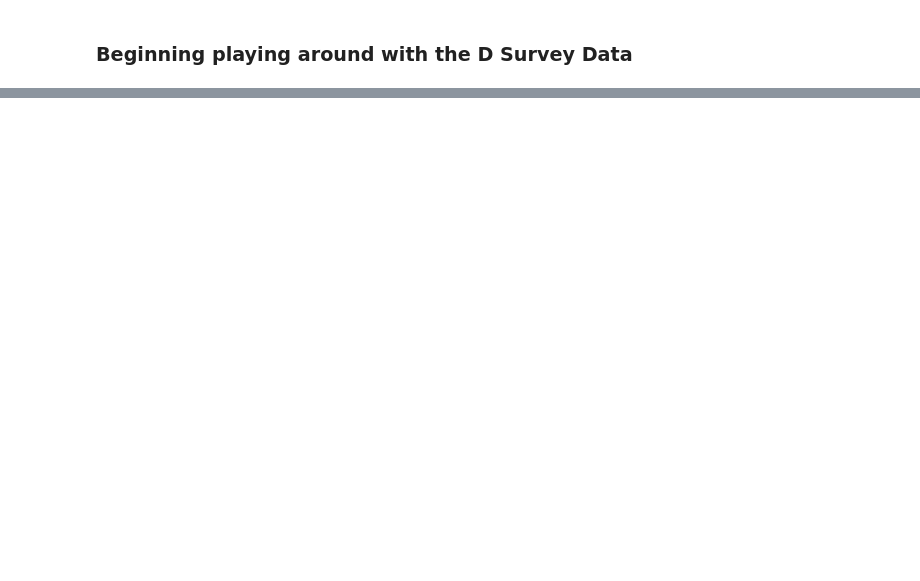
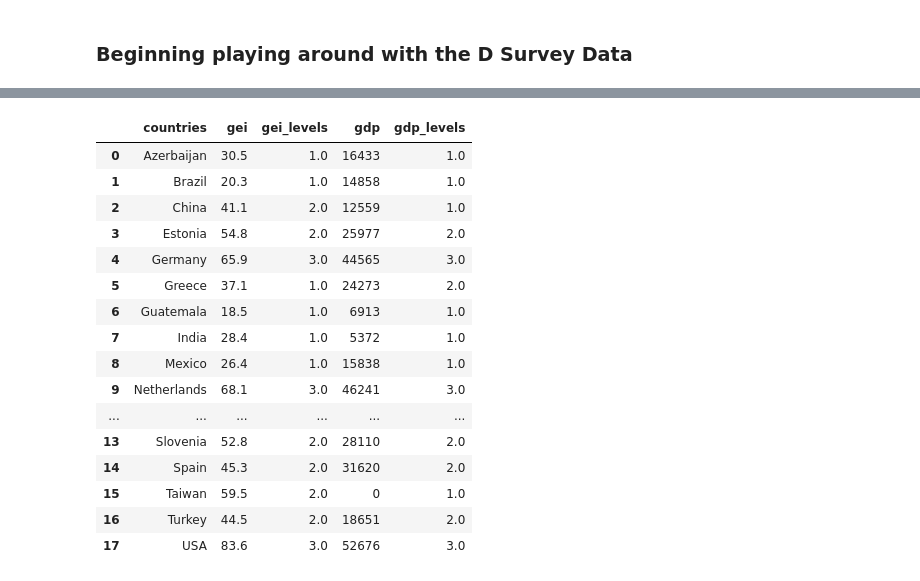
Before and after one commit to muditgoyal/GlobeProject, a Jupyter notebook: Globe/Analysis - D Data.ipynb, the cells around one changed output, grey strips where cells are left out. Cells and saved outputs as stored; diff of their text form; code cells hidden in the pictures; blank space fills up the shorter version.

```diff
--- a/Globe/Analysis - D Data.ipynb
+++ b/Globe/Analysis - D Data.ipynb
@@ -79,0 +81,11 @@ engineering
+# %%
+GEI = pd.DataFrame()
+countries = ['Azerbaijan', 'Brazil', 'China', 'Estonia', 'Germany', 'Greece',
+           'Guatemala', 'India', 'Mexico',
+           'Netherlands', 'Nigeria', 'Peru', 'Romania', 'Slovenia', 'Spain',
+           'Taiwan', 'Turkey', 'USA']
+geis = [30.5, 20.3, 41.1, 54.8, 65.9, 37.1, 18.5, 28.4, 26.4, 68.1,
+       19.7, 28.4, 38.2, 52.8, 45.3, 59.5, 44.5, 83.6]
+GEI['countries'] = countries
+GEI['gei'] = geis
+GEI
@@ -79,0 +115,3 @@ engineering
+# %%
+GEI['gei_levels'] = [(i - 18.5) // 21.7 + 1 for i in geis]
+GEI
@@ -79,0 +136,3 @@ engineering
+# %%
+GEI['gdp'] = []
+GEI
@@ -79,0 +157,21 @@ engineering
+# %%
+GEI['gdp_levels'] = [i//(52676/3) + 1 for i in GEI['gdp']]
+GEI
+# %% [output]
+|  | countries | gei | gei_levels | gdp | gdp_levels |
+| 0 | Azerbaijan | 30.5 | 1.0 | 16433 | 1.0 |
+| 1 | Brazil | 20.3 | 1.0 | 14858 | 1.0 |
+| 2 | China | 41.1 | 2.0 | 12559 | 1.0 |
+| 3 | Estonia | 54.8 | 2.0 | 25977 | 2.0 |
+| 4 | Germany | 65.9 | 3.0 | 44565 | 3.0 |
+| 5 | Greece | 37.1 | 1.0 | 24273 | 2.0 |
+| 6 | Guatemala | 18.5 | 1.0 | 6913 | 1.0 |
+| 7 | India | 28.4 | 1.0 | 5372 | 1.0 |
+| 8 | Mexico | 26.4 | 1.0 | 15838 | 1.0 |
+| 9 | Netherlands | 68.1 | 3.0 | 46241 | 3.0 |
+| ... | ... | ... | ... | ... | ... |
+| 13 | Slovenia | 52.8 | 2.0 | 28110 | 2.0 |
+| 14 | Spain | 45.3 | 2.0 | 31620 | 2.0 |
+| 15 | Taiwan | 59.5 | 2.0 | 0 | 1.0 |
+| 16 | Turkey | 44.5 | 2.0 | 18651 | 2.0 |
+| 17 | USA | 83.6 | 3.0 | 52676 | 3.0 |
```
Also changed, not shown: parts of 6 cells of this notebook, 2 other files.
